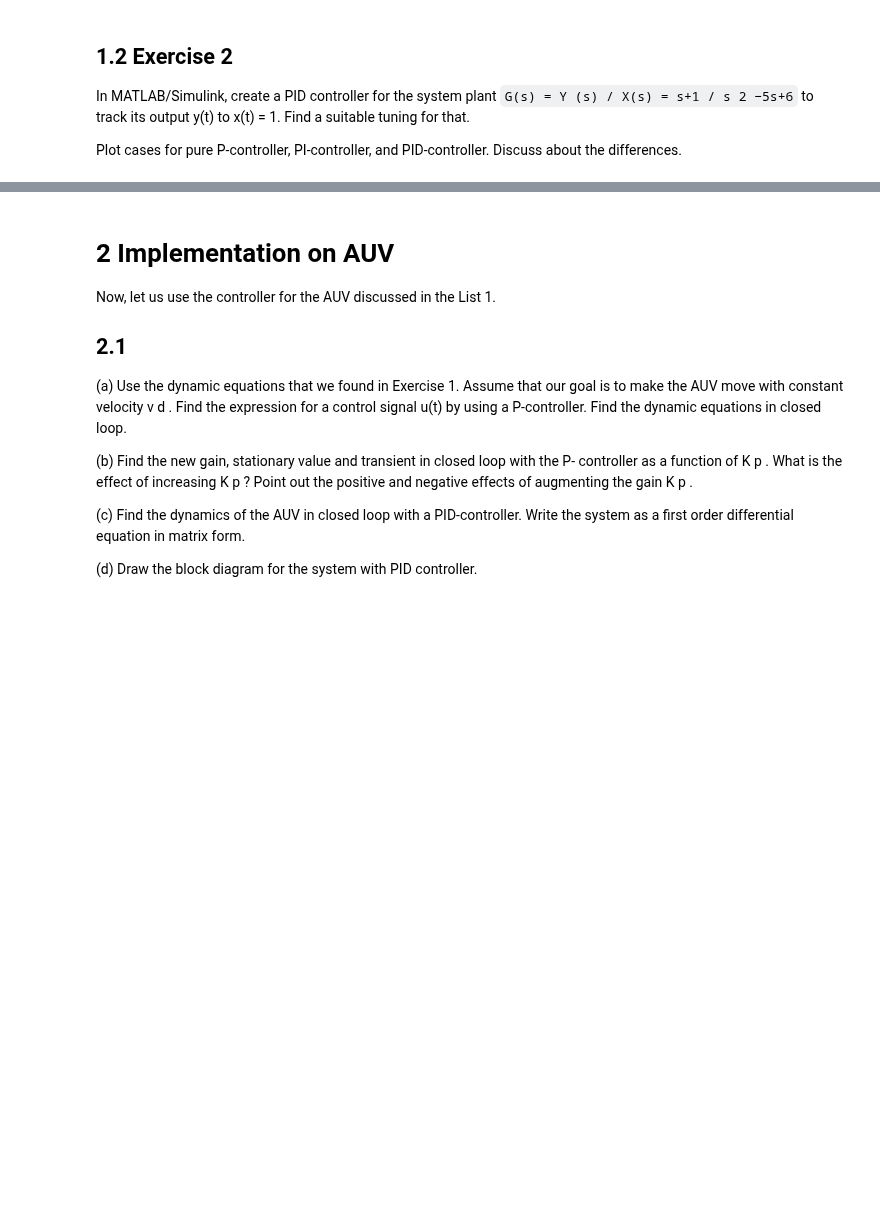
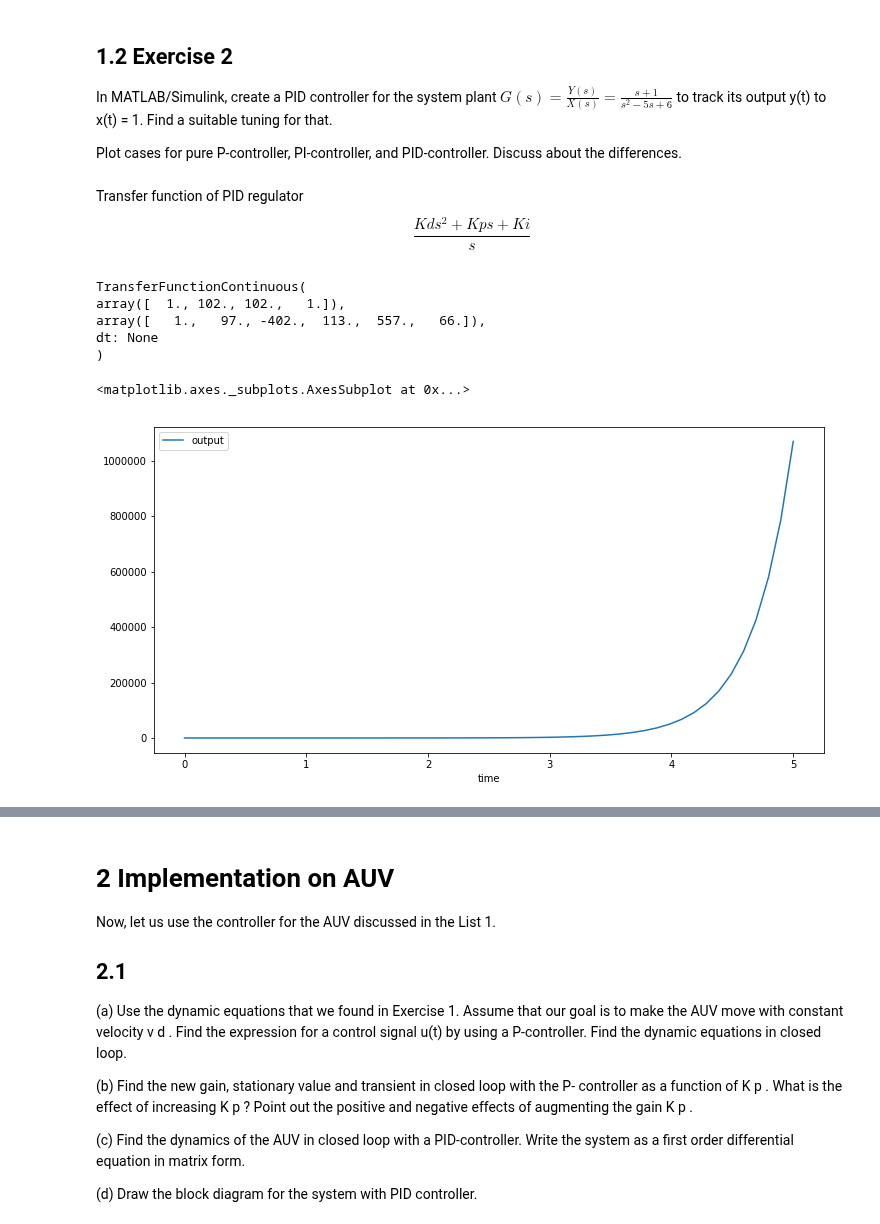
Before and after one commit to jonnor/datascience-master, a Jupyter notebook: tel240/Assignment 2.ipynb, the cells around one changed output, grey strips where cells are left out. Cells and saved outputs as stored; diff of their text form; code cells hidden in the pictures; blank space fills up the shorter version.

```diff
--- a/tel240/Assignment 2.ipynb
+++ b/tel240/Assignment 2.ipynb
@@ -35,7 +45,7 @@ Stability
 ## 1.2 Exercise 2
 
 In MATLAB/Simulink, create a PID controller for the system plant
-`G(s) = Y (s) / X(s) = s+1 / s 2 −5s+6`
+$G(s) = \frac{Y(s)}{X(s)} = \frac{s+1}{s^2−5s+6}$
 to track its output y(t) to x(t) = 1. Find a suitable tuning for that.
 
 Plot cases for pure P-controller, PI-controller, and PID-controller.
@@ -42,0 +60,50 @@ Discuss about the differences.
+# %% [markdown]
+Transfer function of PID regulator $$\frac{Kd s^2 + Kp s + Ki}{s}$$
+# %%
+def plant_system():
+    num, den = (1, 1), (1, -5, 6)
+    return scipy.signal.TransferFunction(num, den)
+# looks like system is fundamentally unstable, tends to infinity as t->
+
+def pid(Kp, Ki, Kd):
+    num, den = (Kd, Kp, Ki), (1, 0)
+    return scipy.signal.TransferFunction(num, den)
+
+def series(A, B):
+    P = numpy.polynomial.Polynomial
+    num = P(A.num) * P(B.num)
+    den = P(A.den) * P(B.den)
+    return scipy.signal.TransferFunction(num.coef, den.coef)
+
+def feedback(forward, backward=None, sign=-1):
+    if backward is None:
+        backward = scipy.signal.TransferFunction((1), (1))
+
+    num1, den1 = forward.num, forward.den
+    num2, den2 = forward.den, backward.den
+    polymul = numpy.polymul
+    polyadd = numpy.polyadd
+
+    num = polymul(num1, den2)
+    den = polyadd(polymul(den2, den1), -sign * polymul(num2, num1))
+    return scipy.signal.TransferFunction(num, den)
+
+times = numpy.linspace(0, 5.0)
+initial = 0.0
+G = plant_system()
+C = pid(10.1, 0.1, 0.1)
+system = feedback(series(C, G))
+_,YY = scipy.signal.step(system, initial, T=times)
+
+print(system)
+
+df = pandas.DataFrame({'time': times, 'output': YY})
+df.plot(x='time', figsize=(12,6))
+# %% [output]
+TransferFunctionContinuous(
+array([  1., 102., 102.,   1.]),
+array([   1.,   97., -402.,  113.,  557.,   66.]),
+dt: None
+)
+<matplotlib.axes._subplots.AxesSubplot at 0x...>
+[figure, added]
```
Also changed, not shown: parts of 3 cells of this notebook, 5 other files.
